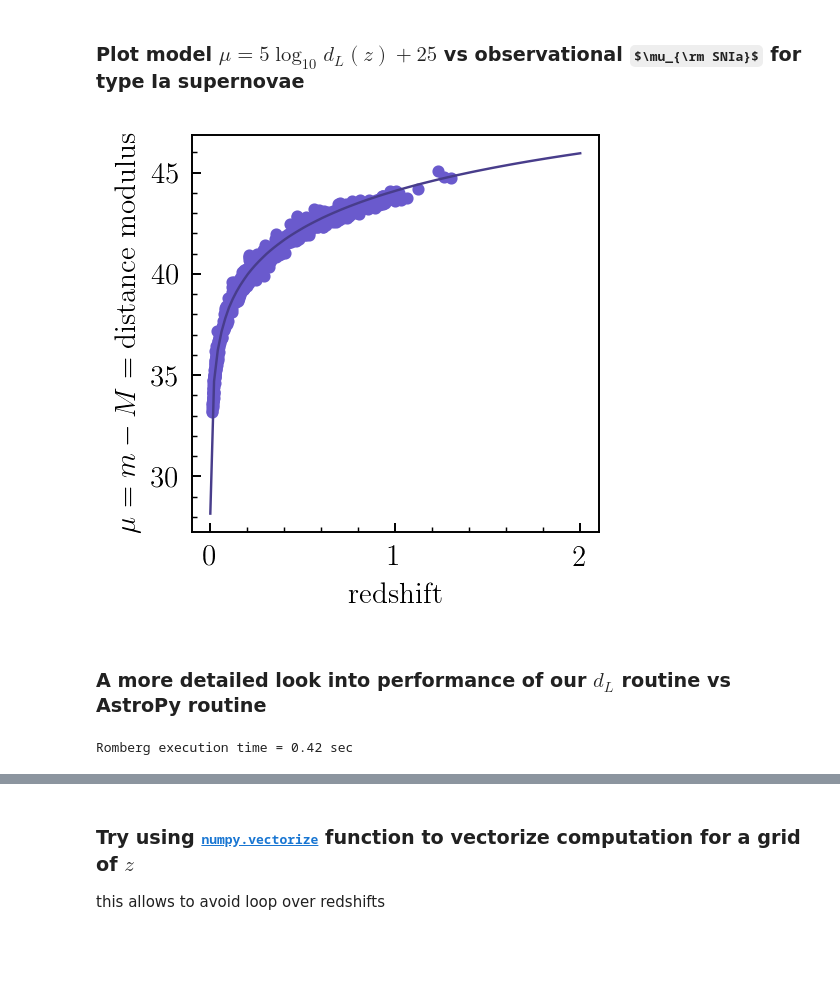
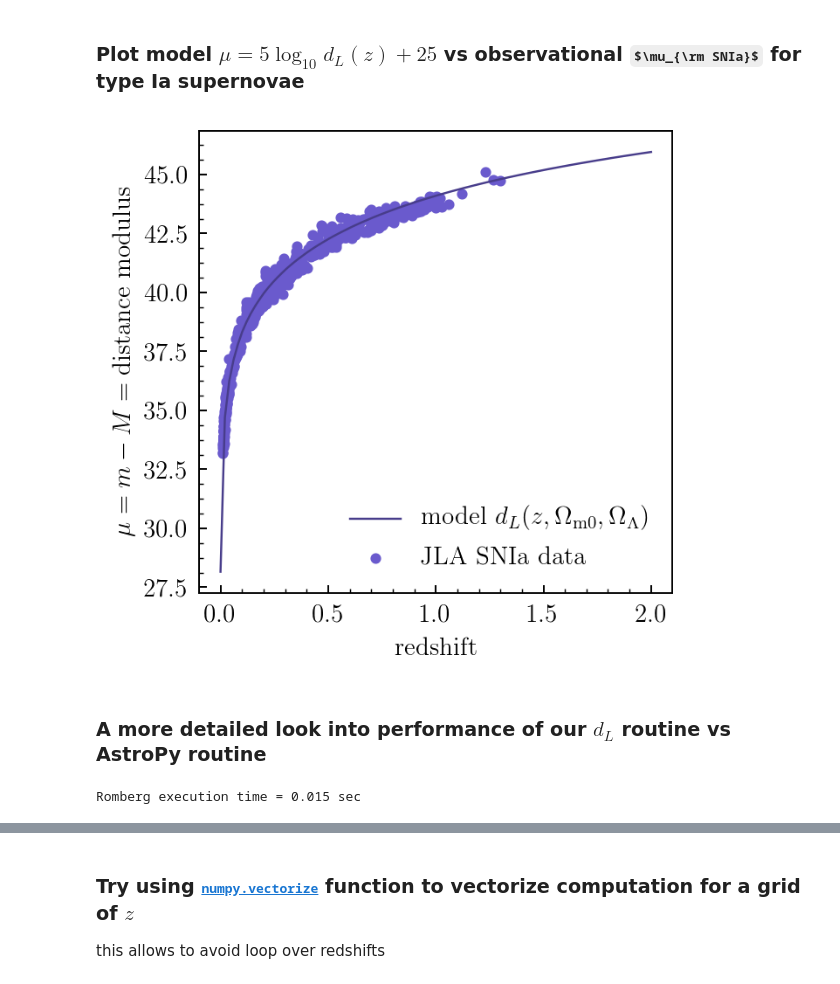
Before and after one commit to a-kravtsov/a211w20, a Jupyter notebook: 02_integration_approximation.ipynb, the cells around one changed output, grey strips where cells are left out. Drawn from its saved outputs; the diff is of its cells as text; code cells hidden in the pictures; some formulas as TeX source; blank space fills up the shorter version.

```diff
--- a/02_integration_approximation.ipynb
+++ b/02_integration_approximation.ipynb
@@ -279,7 +281,7 @@ def trapzd2(func, a, b, hstep):
     return (4.*trapzd(func, a, b, 0.5*hstep) - trapzd(func, a, b, hstep)) / 3.
 # %%
 # integrate e^x from a, b - exact integral = e^b - e^a
-a = 0; b = 1
+a = 0.; b = 1.
 ns = 20
 
 fexact = np.exp(b) - np.exp(a)
@@ -655,11 +673,12 @@ mu_snIa = mB - M0sn
 # %%
 mu_model = 5.0 * np.log10(dL) + 25.0
 
 plot_line_points(z, mu_model,
                  xlabel=r'$\rm redshift$', ylabel = r'$\mu=m-M=\rm distance\ modulus$',
-                 xp=zCMB, yp=mu_snIa, points=True, figsize=3)
+                 xp=zCMB, yp=mu_snIa, legend=r'${\rm model}\ d_L(z,\Omega_{\rm m0},\Omega_\Lambda)$',
+                 plegend=r'$\rm JLA\ SNIa\ data$', points=True, figsize=4)
 # %% [output]
-[figure, old version]
+[figure, new version]
 # %% [markdown]
 ### A more detailed look into performance of our $d_L$ routine vs AstroPy routine
 # %%
@@ -670,10 +689,10 @@ dL = np.zeros_like(z)
 import timeit
 tstart = timeit.default_timer()
 for i, zd in enumerate(z):
-    dL[i] = d_L_romberg(zd, H0, Om0, OmL, atol=1.15e-16, rtol=1.15e-16)
+    dL[i] = d_L_romberg(zd, H0, Om0, OmL, atol=1.e-8, rtol=1.e-18)
 print("Romberg execution time = %.2g sec"%(timeit.default_timer()-tstart))
 # %% [output]
-Romberg execution time = 0.42 sec
+Romberg execution time = 0.015 sec
 # %%
 tstart = timeit.default_timer()
 dummy = d_L_astropy(z,H0,Om0,OmL)
```
Also changed, not shown: parts of 32 cells of this notebook.
